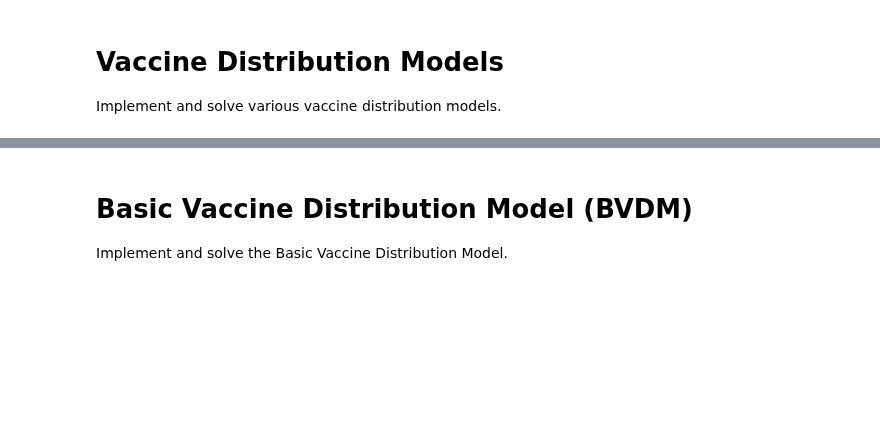
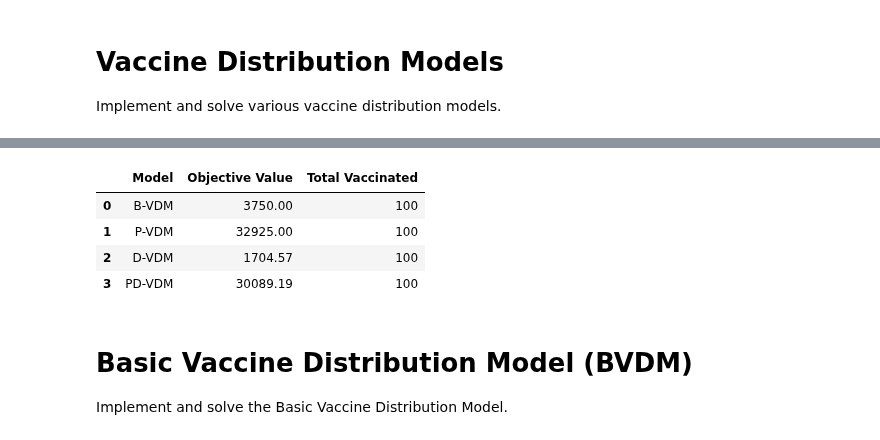
Before and after one commit to devshafi/covid-vaccine-optimizer, a Jupyter notebook: assignment/src/covid-vaccine-assign.ipynb, the cells around one changed output, grey strips where cells are left out. Saved outputs shown, nothing was run; the diff lists cells and outputs as text; code cells hidden in the pictures; blank space fills up the shorter version.

```diff
--- a/assignment/src/covid-vaccine-assign.ipynb
+++ b/assignment/src/covid-vaccine-assign.ipynb
@@ -172,8 +180,8 @@ class OptimizationParameters:
 
 # Set optimization parameters
 params = OptimizationParameters(
-    alpha=0.25 * len(persons),
-    beta=0* len(persons),
+    alpha=0.25*len(persons),
+    beta=0.5*len(persons),
     gamma=1.0
 )
 
@@ -352,3 +496,58 @@ Best objective 4.641328881353e+02, best bound 4.641328881353e+02, gap 0.0000%
+# %%
+# # Print results for all models
+# for model_name, result in results.items():
+#     print(f"\n{model_name} Results:")
+#     print(f"Objective Value: {result['objective_value']:.2f}")
+#     print(f"Total Vaccinated: {result['total_vaccinated']}")
+#     print("-" * 50)
+
+# !pip install jinja2
+
+# Create dictionary with results
+# Create dictionary with results
+# Create dictionary with results
+results_data = {
+    'Model': [],
+    'Objective Value': [],
+    'Total Vaccinated': []
+}
+
+# Populate the dictionary
+for model_name, result in results.items():
+    results_data['Model'].append(model_name)
+    results_data['Objective Value'].append(f"{result['objective_value']:.2f}")
+    results_data['Total Vaccinated'].append(result['total_vaccinated'])
+
+# Create DataFrame
+results_df = pd.DataFrame(results_data)
+
+# Style and display table with darker text
+styled_df = results_df.style.set_properties(**{
+    'background-color': 'white',
+    'border-color': 'black',
+    'border-style': 'solid',
+    'border-width': '1px',
+    'text-align': 'center',
+    'color': 'black',  # Add explicit text color
+    'opacity': '1'     # Set full opacity
+}).set_table_styles([
+    {'selector': 'th',
+     'props': [('background-color', 'white'),
+               ('color', 'black'),
+               ('font-weight', 'bold'),
+               ('text-align', 'center'),
+               ('border', '1px solid black'),
+               ('opacity', '1')]
+    }
+])
+
+display(styled_df)
+# %% [output]
+|  | Model | Objective Value | Total Vaccinated |
+| 0 | B-VDM | 3750.00 | 100 |
+| 1 | P-VDM | 32925.00 | 100 |
+| 2 | D-VDM | 1704.57 | 100 |
+| 3 | PD-VDM | 30089.19 | 100 |
 # %% [markdown]
 # Basic Vaccine Distribution Model (BVDM)
 Implement and solve the Basic Vaccine Distribution Model.
```
Also changed, not shown: parts of 11 cells of this notebook, 22 other files.
